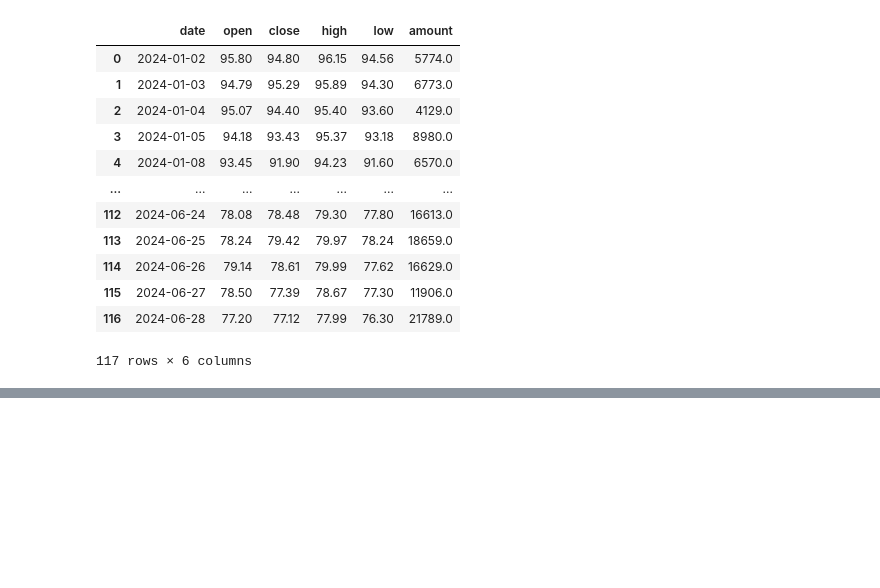
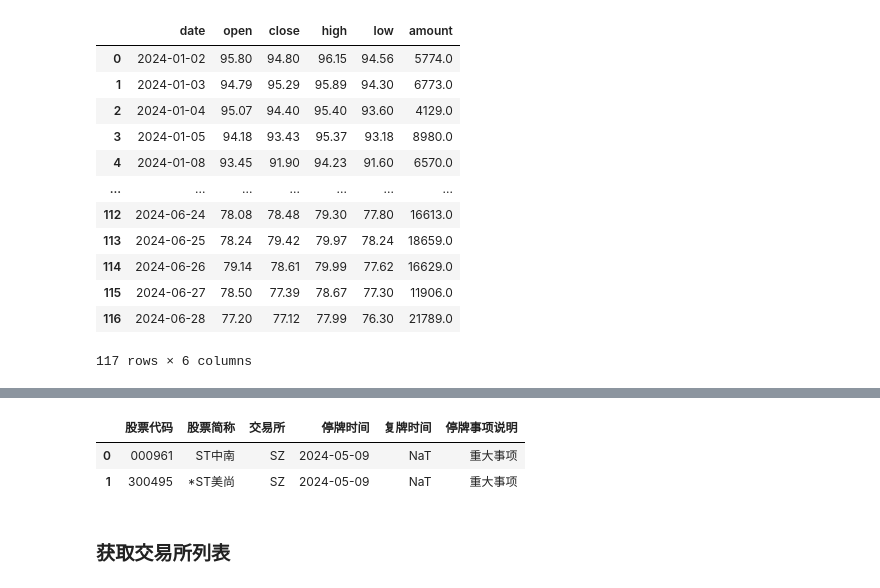
Before and after one commit to EveryFine/GeniusAI, a Jupyter notebook: GeniusChatbots/playground/datasource/AKShare获取股票信息.ipynb, the cells around one changed output, grey strips where cells are left out. Saved outputs shown, nothing was run; the diff lists cells and outputs as text; code cells hidden in the pictures; blank space fills up the shorter version.

```diff
--- a/GeniusChatbots/playground/datasource/AKShare获取股票信息.ipynb
+++ b/GeniusChatbots/playground/datasource/AKShare获取股票信息.ipynb
@@ -366,0 +529,9 @@ stock_zh_a_hist_tx_df
+# %%
+news_trade_notify_suspend_baidu_df = ak.news_trade_notify_suspend_baidu(date="20240509")
+news_trade_notify_suspend_baidu_df
+# %% [output]
+|  | 股票代码 | 股票简称 | 交易所 | 停牌时间 | 复牌时间 | 停牌事项说明 |
+| 0 | 000961 | ST中南 | SZ | 2024-05-09 | NaT | 重大事项 |
+| 1 | 300495 | *ST美尚 | SZ | 2024-05-09 | NaT | 重大事项 |
+# %% [markdown]
+### 获取交易所列表
```
Also changed, not shown: parts of 16 cells of this notebook, 4 other files.
